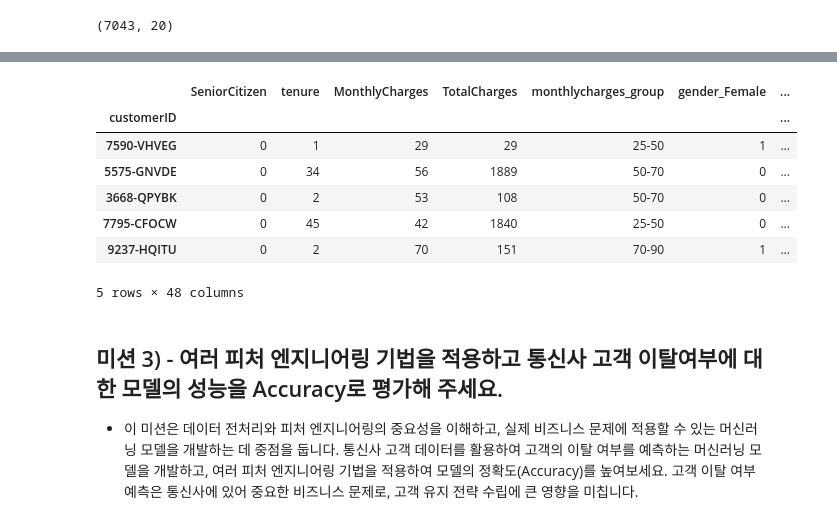
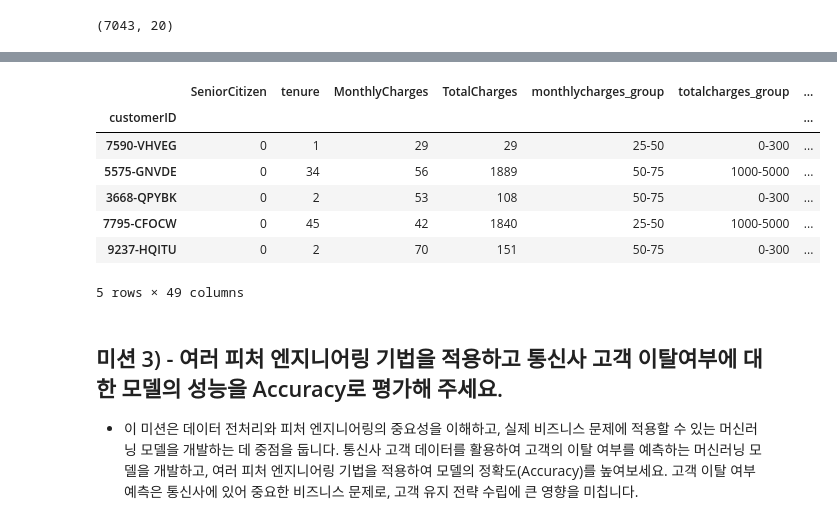
Before and after one commit to shkapril/Data-Science-Projects-2024, a Jupyter notebook: Week3/03_week_mission_acorn.ipynb, the cells around one changed output, grey strips where cells are left out. Drawn from its saved outputs; the diff is of its cells as text; code cells hidden in the pictures.

```diff
--- a/Week3/03_week_mission_acorn.ipynb
+++ b/Week3/03_week_mission_acorn.ipynb
@@ -66,19 +66,14 @@ df = df.dropna()
 # %%
 # 여기에 코드를 입력해 주세요.
 
-# 월별 지불 금액 범주화
-bins = [0, 30, 70, 100, float('inf')]
-labels = ['0-30', '30-70', '70-100', '100+']
+# 월별 지불 금액 구간화
+bins = [0, 25, 50, 75, 100, float('inf')]
+labels = ['0-25','25-50', '50-75', '75-100', '100+']
 df['monthlycharges_group'] = pd.cut(df['MonthlyCharges'], bins=bins, labels=labels, right=False)
 # %%
 # 여기에 구간화 전의 수치 변수에 대한 히스토그램과 구간화 이후 범주로 변환해준 변수에 대한 countplot을 시각화 해주세요.
 import matplotlib.pyplot as plt
 import seaborn as sns
-
-# 월별 지불 금액 구간화
-bins = [0, 25, 50, 70, 90, float('inf')]
-labels = ['0-25', '25-50', '50-70', '70-90','90+']
-df['monthlycharges_group'] = pd.cut(df['MonthlyCharges'], bins=bins, labels=labels, right=False)
 
 # 히스토그램
 plt.figure(figsize=(10, 5))
@@ -104,0 +102,7 @@ Passing `palette` without assigning `hue` is deprecated and will be removed in v
+# %%
+# 여기에 코드를 입력해 주세요.
+
+# 월별 지불 금액 구간화
+bins = [0, 300, 1000, 5000, float('inf')]
+labels = ['0-300','300-1000', '1000-5000', '5000+']
+df['totalcharges_group'] = pd.cut(df['TotalCharges'], bins=bins, labels=labels, right=False)
@@ -119,24 +146,25 @@ Passing `palette` without assigning `hue` is deprecated and will be removed in v
 # %%
 # 여기에 one-hot-encoding 을 구현해 주세요.
 df_encoded = pd.get_dummies(df, columns=['gender', 'Partner', 'Dependents', 'PhoneService', 'MultipleLines',
                                          'InternetService', 'OnlineSecurity', 'OnlineBackup', 'DeviceProtection',
                                          'TechSupport', 'StreamingTV', 'StreamingMovies', 'Contract',
                                          'PaperlessBilling', 'PaymentMethod', 'Churn'])
 
 # 문자열 범주를 제외한 열만 정수형으로 변환
-columns_to_convert = [col for col in df_encoded.columns if 'monthlycharges_group' not in col]
+# 여기에서 'monthlycharges_group'와 'totalcharges_group'를 제외
+columns_to_convert = [col for col in df_encoded.columns if col not in ['monthlycharges_group', 'totalcharges_group']]
 df_encoded[columns_to_convert] = df_encoded[columns_to_convert].astype(int)
 
 df_encoded.head()
 # %% [output]
-|  | SeniorCitizen | tenure | MonthlyCharges | TotalCharges | monthlycharges_group | gender_Female | ... |
+|  | SeniorCitizen | tenure | MonthlyCharges | TotalCharges | monthlycharges_group | totalcharges_group | ... |
 | customerID |  |  |  |  |  |  | ... |
-| 7590-VHVEG | 0 | 1 | 29 | 29 | 25-50 | 1 | ... |
-| 5575-GNVDE | 0 | 34 | 56 | 1889 | 50-70 | 0 | ... |
-| 3668-QPYBK | 0 | 2 | 53 | 108 | 50-70 | 0 | ... |
-| 7795-CFOCW | 0 | 45 | 42 | 1840 | 25-50 | 0 | ... |
-| 9237-HQITU | 0 | 2 | 70 | 151 | 70-90 | 1 | ... |
+| 7590-VHVEG | 0 | 1 | 29 | 29 | 25-50 | 0-300 | ... |
+| 5575-GNVDE | 0 | 34 | 56 | 1889 | 50-75 | 1000-5000 | ... |
+| 3668-QPYBK | 0 | 2 | 53 | 108 | 50-75 | 0-300 | ... |
+| 7795-CFOCW | 0 | 45 | 42 | 1840 | 25-50 | 1000-5000 | ... |
+| 9237-HQITU | 0 | 2 | 70 | 151 | 50-75 | 0-300 | ... |
-5 rows × 48 columns
+5 rows × 49 columns
 # %% [markdown]
 ## 미션 3) - 여러 피처 엔지니어링 기법을 적용하고 통신사 고객 이탈여부에 대한 모델의 성능을 Accuracy로 평가해 주세요.
 
```
Also changed, not shown: parts of 9 cells of this notebook, 1 other file.
